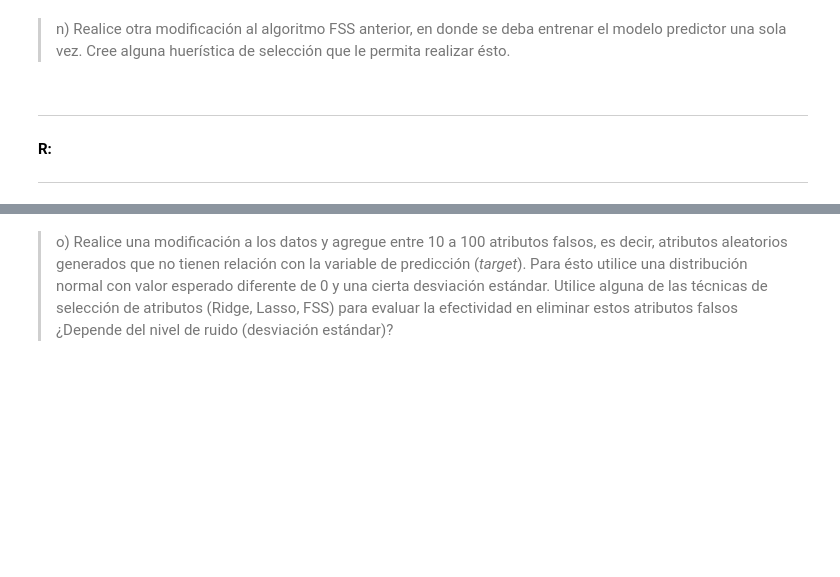
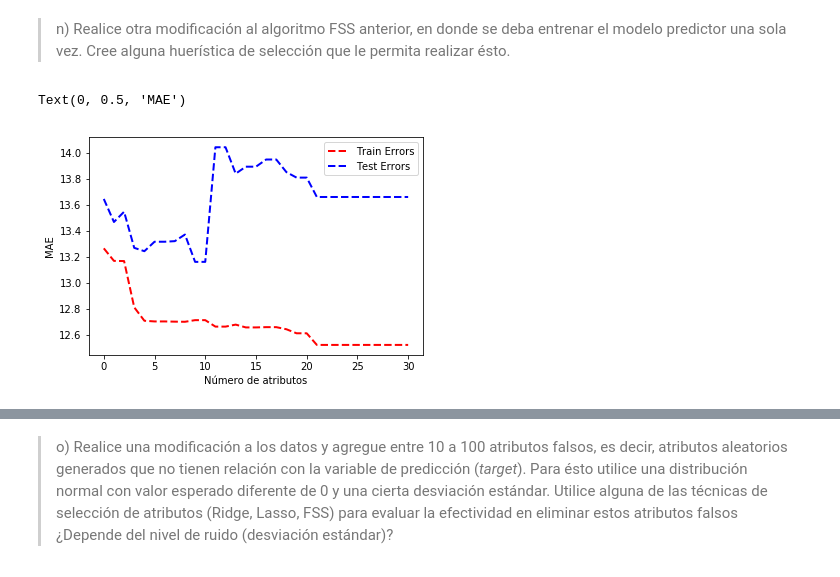
Before and after one commit to Sebaatd/MachineLearning-T1, a Jupyter notebook: Enunciado.ipynb, the cells around one changed output, grey strips where cells are left out. Saved outputs shown, nothing was run; the diff lists cells and outputs as text; code cells hidden in the pictures; blank space fills up the shorter version.

```diff
--- a/Enunciado.ipynb
+++ b/Enunciado.ipynb
@@ -601,7 +600,72 @@ Text(0, 0.5, 'MAE')
 ***
 # %% [markdown]
 > n) Realice otra modificación al algoritmo FSS anterior, en donde se deba entrenar el modelo predictor una sola vez. Cree alguna huerística de selección que le permita realizar ésto.
-# %% [markdown]
-***
-**R:**
-***
+# %%
+def fss_modified(x, y, names_x, k = 10000):
+    p = x.shape[1]-1
+    k = min(p, k)
+    names_x = np.array(names_x)
+    myrange = range(0, p)
+    remaining = list(range(0, p))
+
+    selected = [p]
+    current_score = best_new_score = 0.0
+    while remaining and len(selected)<=k :
+        score_candidates = []
+
+        #Modelo predictor solo se entrena una vez. Ya no se hace por cada candidato.
+        model = LinearRegression(fit_intercept=True, n_jobs=1)
+        indexes = selected + [len(selected)]
+        x_train = x[:,indexes]
+        predictions_train = model.fit(x_train, y).predict(x_train)
+
+        for candidate in remaining:
+            # Con MAE como criterio de candidato
+            residuals_train = abs(y - predictions_train)
+            error_candidate = np.mean(residuals_train)
+            score_candidates.append((error_candidate, candidate))
+
+        score_candidates.sort()
+        score_candidates[:] = score_candidates[::-1]
+        best_new_score, best_candidate = score_candidates.pop()
+        remaining.remove(best_candidate)
+        selected.append(best_candidate)
+
+    return selected
+
+train_errors = []
+test_errors = []
+
+for i in range(Xstd_train.shape[0]):
+    # Se escogen los mejores parámetros
+    selected_features = fss_modified(Xstd_train, reg_label_train, names_regressors, i+1)
+
+    # Se construye el modelo con solo los mejores parámetros
+    model = LinearRegression(fit_intercept=True)
+    model.fit(Xstd_train[:, selected_features], reg_label_train)
+
+    # Se realizan las predicciones para ambos conjuntos con el modelo actual
+    sf_reg_pred_train = model.predict(Xstd_train[:, selected_features])
+    sf_reg_pred_test = model.predict(Xstd_test[:, selected_features])
+
+    # Obtención de errores (MAE) para ambos conjuntos
+    train_MAE = mean_absolute_error(reg_label_train, sf_reg_pred_train)
+    test_MAE = mean_absolute_error(reg_label_test, sf_reg_pred_test)
+
+    # Guardado de errores
+    train_errors.append(train_MAE)
+    test_errors.append(test_MAE)
+
+    # Se detiene en 30 porque mayor cantidad de parametros resultan con igual error
+    if i == 30:
+        break
+
+plt.plot(train_errors, marker='', color='red', linewidth=2, linestyle='dashed', label="Train Errors")
+plt.plot(test_errors, marker='', color='blue', linewidth=2, linestyle='dashed', label="Test Errors")
+
+plt.legend()
+plt.xlabel('Número de atributos')
+plt.ylabel('MAE')
+# %% [output]
+Text(0, 0.5, 'MAE')
+[figure, added]
```
Also changed, not shown: parts of 2 cells of this notebook.
